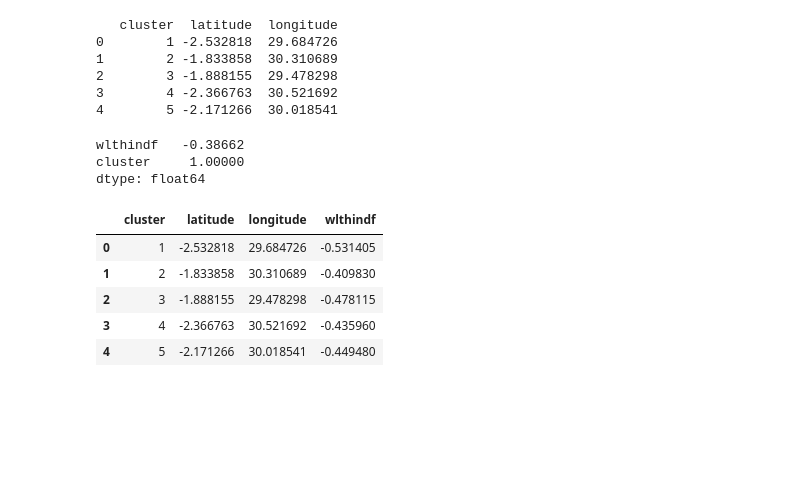
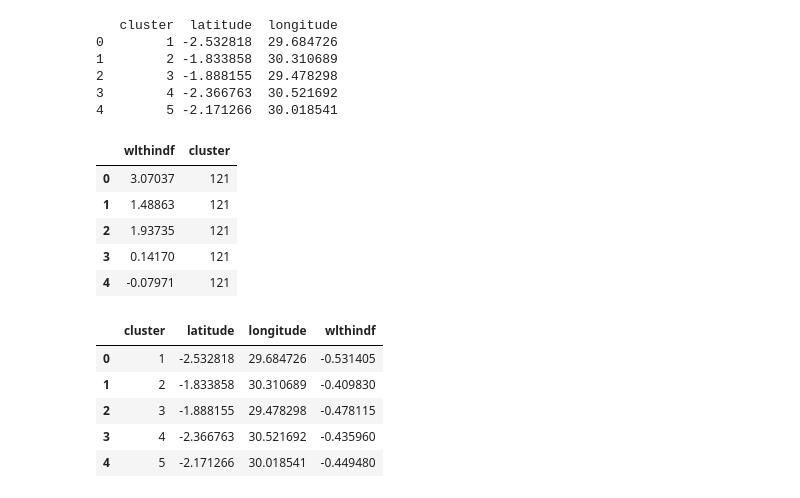
Before and after one commit to elsehow/diid17, a Jupyter notebook: DIID17-PS1.ipynb, the cells around one changed output. Cells and saved outputs as stored; diff of their text form; code cells hidden in the pictures; blank space fills up the shorter version.

```diff
--- a/DIID17-PS1.ipynb
+++ b/DIID17-PS1.ipynb
@@ -86,31 +86,34 @@ clusters_loc.head()
 # %%
 # for these indices, refer to
 # diid17/rwandan-dhs/RWHR61FL.DCF
 def value (line, start, length):
     return line[start:start+length]
 
 def cluster_num (line):
     return int(value(line, 16, 8))
 
 def wealth_index (line):
     w = value(line, 231, 8)
     return int(w)/100000
 
 dataset =  {
     'cluster': cluster_num,
     'wlthindf': wealth_index
 }
 
 with open('rwandan-dhs/RWHR61FL.DAT','r') as f:
     process = lambda line: [fn(line) for fn in dataset.values()]
     rows = [process(l) for l in f]
     dhs = pd.DataFrame(rows, columns=dataset.keys())
 
-dhs[dhs['cluster']==1].mean()
+dhs.head()
 # %% [output]
-wlthindf   -0.38662
-cluster     1.00000
-dtype: float64
+|  | wlthindf | cluster |
+| 0 | 3.07037 | 121 |
+| 1 | 1.48863 | 121 |
+| 2 | 1.93735 | 121 |
+| 3 | 0.14170 | 121 |
+| 4 | -0.07971 | 121 |
 # %%
 #      find the mean househould income of all homes in that cluster
 mean_wealth = dhs.groupby('cluster').median()
```
Also changed, not shown: parts of 9 cells of this notebook, 2 other files.
